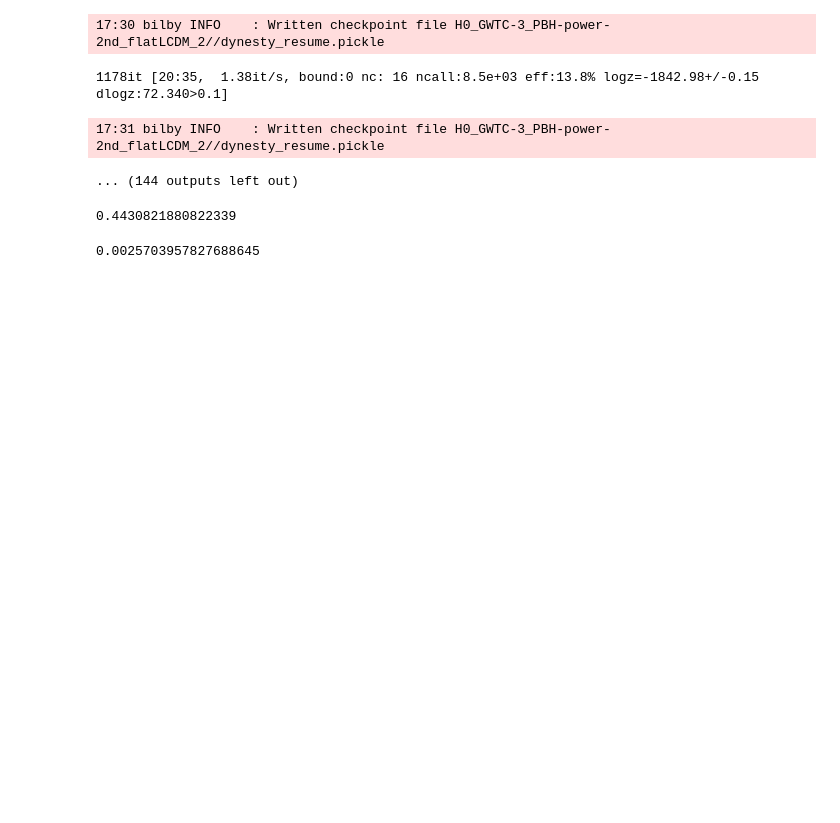
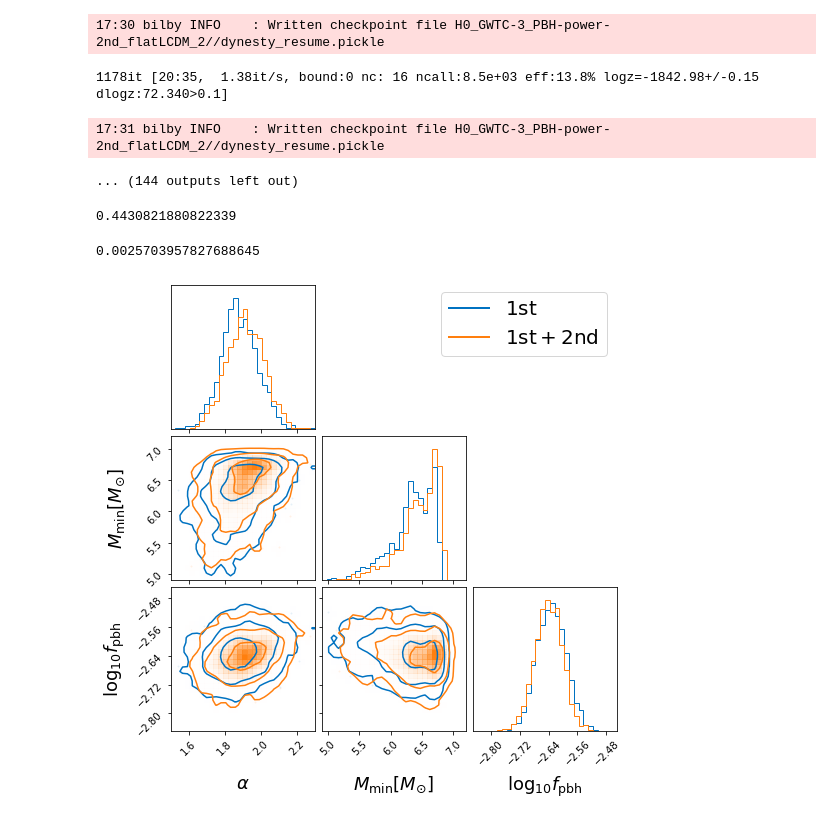
Before and after one commit to zuchengchen/merger_history_GWTC3, a Jupyter notebook: code/GWTC3_power_2nd.ipynb, the cells around one changed output. Cells and saved outputs as stored; diff of their text form; code cells hidden in the pictures; blank space fills up the shorter version.

```diff
--- a/code/GWTC3_power_2nd.ipynb
+++ b/code/GWTC3_power_2nd.ipynb
@@ -162,3 +162,28 @@ np.exp(-1060.368-(-1059.554))
 10**(-2.59)
 # %% [output]
 0.0025703957827688645
+# %%
+import matplotlib.lines as mlines
+
+outdir1 = "H0_GWTC-3_PBH-power-1st_flatLCDM_3/"
+outdir2 = "H0_GWTC-3_PBH-power-2nd_flatLCDM_2/"
+
+posteriors1 = np.loadtxt(f"{outdir1}/dynesty_samples.dat", skiprows=1)
+posteriors2 = np.loadtxt(f"{outdir2}/dynesty_samples.dat", skiprows=1)
+# %%
+fig = corner.corner(posteriors1, bins=30, smooth=0.9, color='#0072C1', labels=[r"$\alpha$", r"$M_\mathrm{min}[M_{\odot}]$", r"$\log_{10}f_\mathrm{pbh}$"],
+                    levels=(1 - np.exp(-0.5), 1 - np.exp(-2), 1 - np.exp(-9 / 2.)), plot_density=True, plot_datapoints=True, fill_contours=False,
+                    show_titles=False, title_kwargs={"fontsize": 18}, label_kwargs=dict(fontsize=18), range=((1.5, 2.3), (4.9, 7.2), (-2.85, -2.45)))
+
+corner.corner(posteriors2, bins=30, smooth=0.9, color='#FF7F0E', labels=[r"$\alpha$", r"$M_\mathrm{min}[M_{\odot}]$", r"$\log_{10}f_\mathrm{pbh}$"],
+              levels=(1 - np.exp(-0.5), 1 - np.exp(-2), 1 - np.exp(-9 / 2.)), plot_density=True, plot_datapoints=True, fill_contours=False,
+              show_titles=False, title_kwargs={"fontsize": 18}, label_kwargs=dict(fontsize=18), range=((1.5, 2.3), (4.9, 7.2), (-2.85, -2.45)), fig=fig)
+
+blue_line = mlines.Line2D([], [], color='#0072C1', lw=2, label=r'$\rm{1st}$')
+orange_line = mlines.Line2D([], [], color='#FF7F0E', lw=2, label=r'$\rm{1st+2nd}$')
+plt.legend(handles=[blue_line, orange_line], bbox_to_anchor=(
+    1, 3.12), loc='upper right', fontsize=20)  # prop={'size': 8})
+plt.savefig("../latex/post-power.pdf")
+plt.show()
+# %% [output]
+[figure, added]
```
Also changed, not shown: 13 other files.
